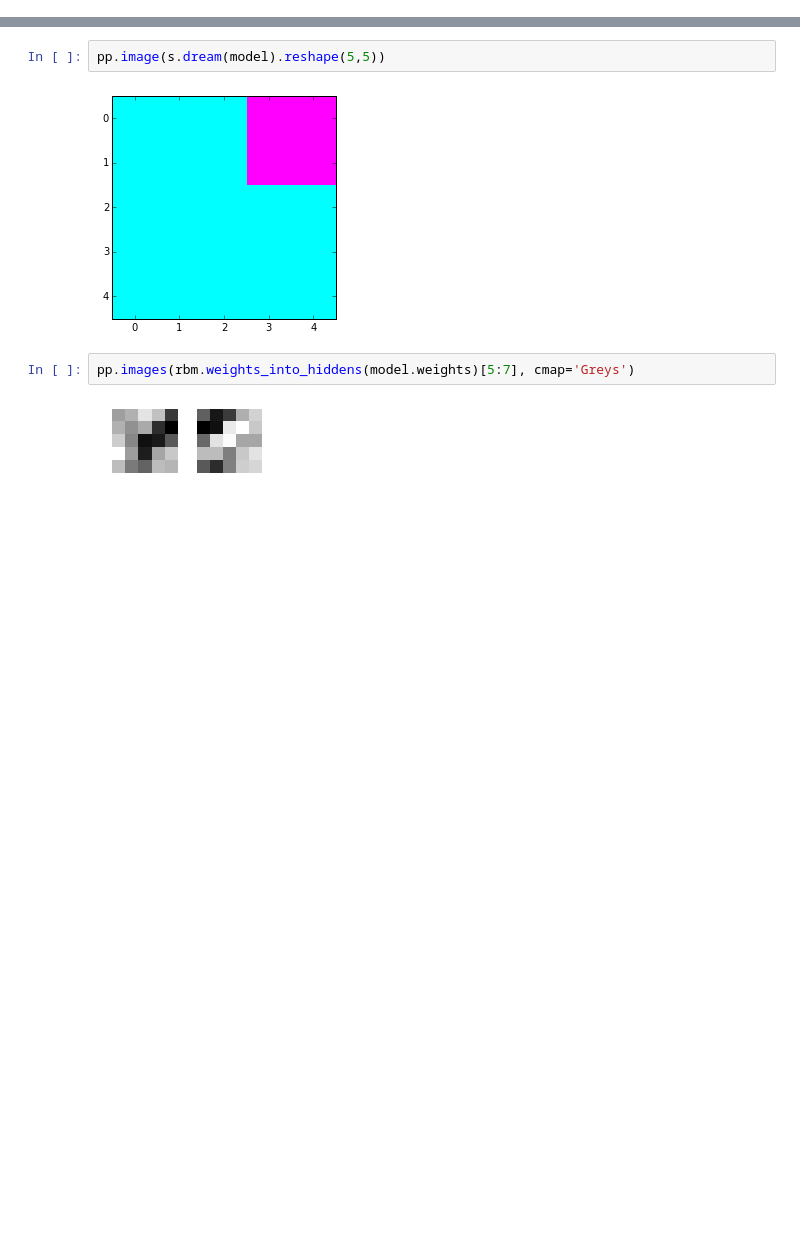
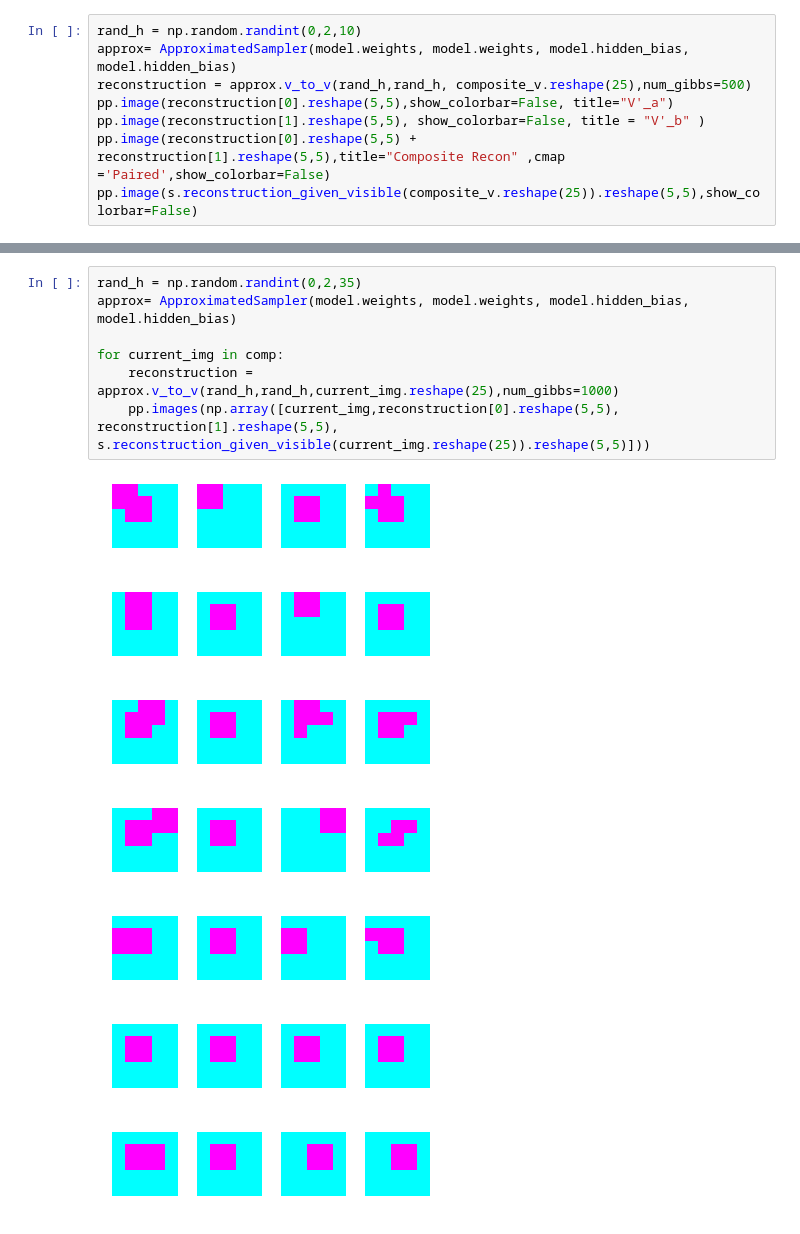
Before and after one commit to garibaldu/multicauseRBM, a Jupyter notebook: Max/RBM v ORBM 2Dim.ipynb, the cells around one changed output, grey strips where cells are left out. Saved outputs shown, nothing was run; the diff lists cells and outputs as text; blank space fills up the shorter version.

```diff
--- a/Max/RBM v ORBM 2Dim.ipynb
+++ b/Max/RBM v ORBM 2Dim.ipynb
@@ -48,0 +140,8 @@ def gen_square(xy,sq_shape, img_size):
+# %%
+rand_h = np.random.randint(0,2,10)
+approx= ApproximatedSampler(model.weights, model.weights, model.hidden_bias, model.hidden_bias)
+reconstruction = approx.v_to_v(rand_h,rand_h, composite_v.reshape(25),num_gibbs=500)
+pp.image(reconstruction[0].reshape(5,5),show_colorbar=False, title="V'_a")
+pp.image(reconstruction[1].reshape(5,5), show_colorbar=False, title = "V'_b" )
+pp.image(reconstruction[0].reshape(5,5) + reconstruction[1].reshape(5,5),title="Composite Recon" ,cmap ='Paired',show_colorbar=False)
+pp.image(s.reconstruction_given_visible(composite_v.reshape(25)).reshape(5,5),show_colorbar=False)
@@ -70,8 +164,15 @@ t.train(100000, squash_images(train))
-# %%
-pp.image(s.dream(model).reshape(5,5))
-# %% [output]
-[figure, removed]
-# %%
-pp.images(rbm.weights_into_hiddens(model.weights)[5:7], cmap='Greys')
-# %% [output]
-[figure, removed]
+# %%
+rand_h = np.random.randint(0,2,35)
+approx= ApproximatedSampler(model.weights, model.weights, model.hidden_bias, model.hidden_bias)
+
+for current_img in comp:
+    reconstruction = approx.v_to_v(rand_h,rand_h,current_img.reshape(25),num_gibbs=1000)
+    pp.images(np.array([current_img,reconstruction[0].reshape(5,5), reconstruction[1].reshape(5,5), s.reconstruction_given_visible(current_img.reshape(25)).reshape(5,5)]))
+# %% [output]
+[figure, added]
+[figure, added]
+[figure, added]
+[figure, added]
+[figure, added]
+[figure, added]
+[figure, added]
```
Also changed, not shown: parts of 16 cells of this notebook, 10 other files.
